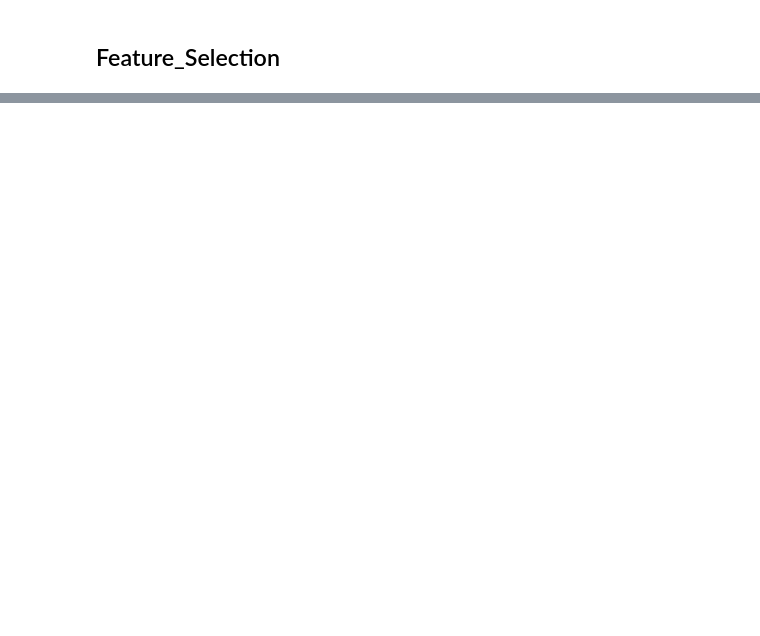
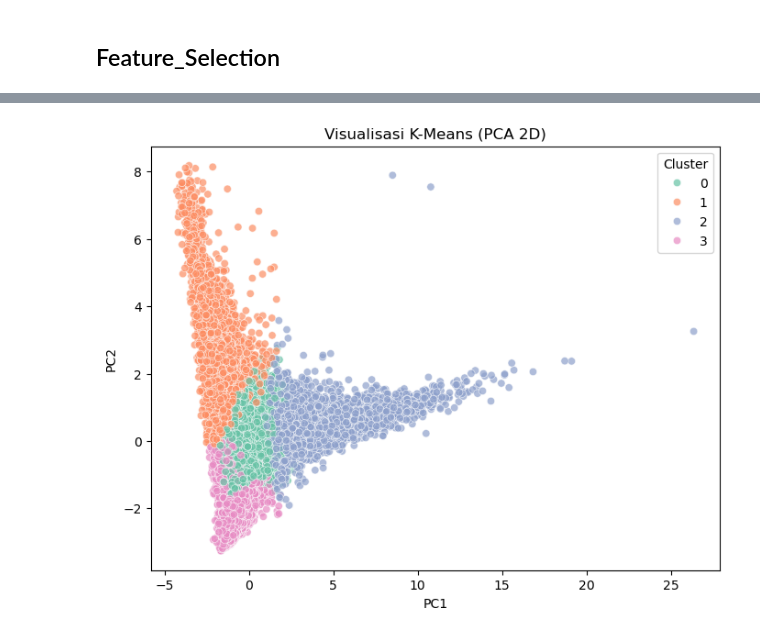
Before and after one commit to agirahmawandi/hw_unsupervised_learning, a Jupyter notebook: Agi_rahmawandi_batch57_Unsupervised_Learning.ipynb, the cells around one changed output, grey strips where cells are left out. Saved outputs shown, nothing was run; the diff lists cells and outputs as text; code cells hidden in the pictures; blank space fills up the shorter version.

```diff
--- a/Agi_rahmawandi_batch57_Unsupervised_Learning.ipynb
+++ b/Agi_rahmawandi_batch57_Unsupervised_Learning.ipynb
@@ -496,0 +505,13 @@ Memilih 7 Feature
+# %%
+from sklearn.preprocessing import StandardScaler
+feats = ['FFP_TIER', 'FLIGHT_COUNT','AGE','LAST_TO_END','AVG_INTERVAL','MAX_INTERVAL','avg_discount','total_revenue','Membership_Years']
+
+X = df_cleaned[feats].copy()
+
+# Buat objek scaler
+scaler = StandardScaler()
+X_scaled = scaler.fit_transform(X)
+
+# Untuk hasilnya kembali jadi DataFrame
+X_scaled_df = pd.DataFrame(X_scaled, columns=X.columns)
+X_scaled_df.describe().T
@@ -496,0 +533,8 @@ Memilih 7 Feature
+# %%
+from sklearn.cluster import KMeans
+from sklearn.decomposition import PCA
+kmeans_no_pca = KMeans(n_clusters=4, random_state=42)
+labels_no_pca = kmeans_no_pca.fit_predict(X_scaled)
+df_kmeans_no_pca = pd.DataFrame(X_scaled, columns=feats)
+df_kmeans_no_pca['Cluster'] = labels_no_pca
+df_kmeans_no_pca.head()
@@ -496,0 +562,9 @@ Memilih 7 Feature
+# %%
+from sklearn.decomposition import PCA
+
+# --- PCA untuk visualisasi ---
+pca = PCA(n_components=2)
+X_pca = pca.fit_transform(X_scaled)
+df_pca_plot = pd.DataFrame(X_pca, columns=['PC1', 'PC2'])
+df_pca_plot['Cluster'] = labels_no_pca
+df_pca_plot.head()
@@ -496,0 +578,13 @@ Memilih 7 Feature
+# %%
+plt.figure(figsize=(8,6))
+sns.scatterplot(
+    data=df_pca_plot,
+    x='PC1', y='PC2',
+    hue='Cluster',
+    palette='Set2',
+    alpha=0.7
+)
+plt.title('Visualisasi K-Means (PCA 2D)')
+plt.show()
+# %% [output]
+[figure, added]
```
Also changed, not shown: parts of 40 cells of this notebook, 1 other file.
